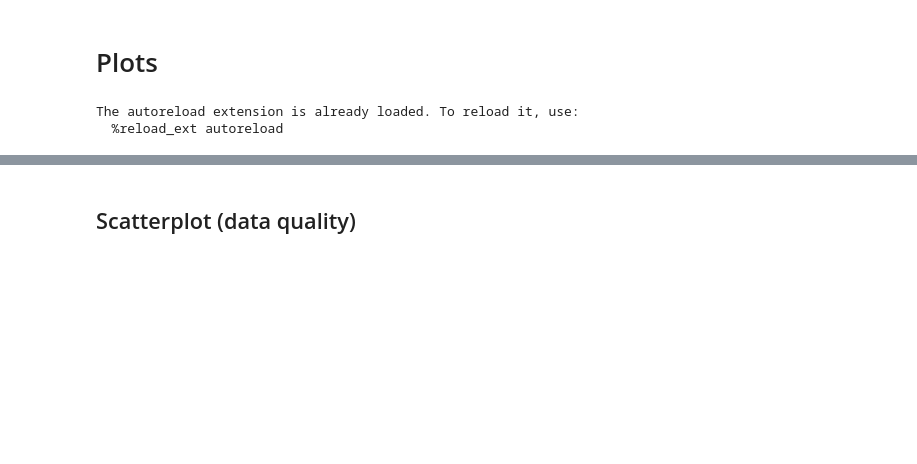
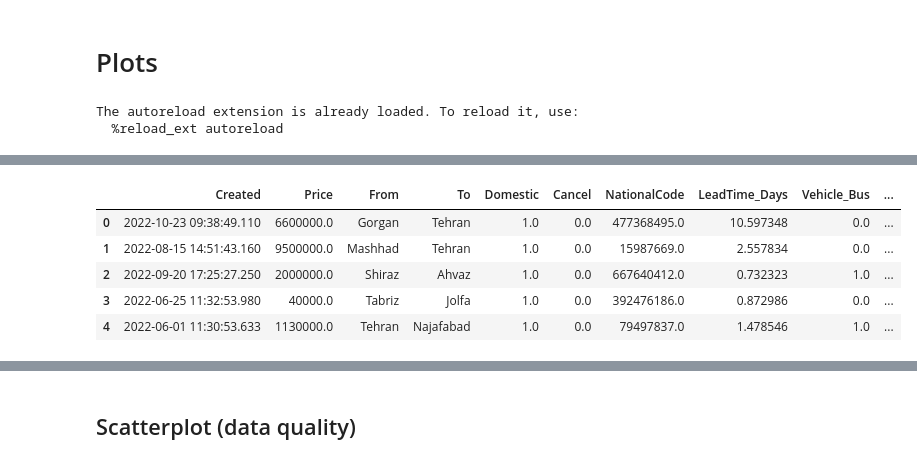
Before and after one commit to silviacalabretta/statistical-methods-project, a Jupyter notebook: notebooks/012_data_plots.ipynb, the cells around one changed output, grey strips where cells are left out. Drawn from its saved outputs; the diff is of its cells as text; code cells hidden in the pictures; blank space fills up the shorter version.

```diff
--- a/notebooks/012_data_plots.ipynb
+++ b/notebooks/012_data_plots.ipynb
@@ -65 +65,10 @@ HourDeparture        24
 dtype: int64
+# %%
+data.head()
+# %% [output]
+|  | Created | Price | From | To | Domestic | Cancel | NationalCode | LeadTime_Days | Vehicle_Bus | ... |
+| 0 | 2022-10-23 09:38:49.110 | 6600000.0 | Gorgan | Tehran | 1.0 | 0.0 | 477368495.0 | 10.597348 | 0.0 | ... |
+| 1 | 2022-08-15 14:51:43.160 | 9500000.0 | Mashhad | Tehran | 1.0 | 0.0 | 15987669.0 | 2.557834 | 0.0 | ... |
+| 2 | 2022-09-20 17:25:27.250 | 2000000.0 | Shiraz | Ahvaz | 1.0 | 0.0 | 667640412.0 | 0.732323 | 1.0 | ... |
+| 3 | 2022-06-25 11:32:53.980 | 40000.0 | Tabriz | Jolfa | 1.0 | 0.0 | 392476186.0 | 0.872986 | 0.0 | ... |
+| 4 | 2022-06-01 11:30:53.633 | 1130000.0 | Tehran | Najafabad | 1.0 | 0.0 | 79497837.0 | 1.478546 | 1.0 | ... |
```
Also changed, not shown: parts of 5 cells of this notebook, 2 other files.
